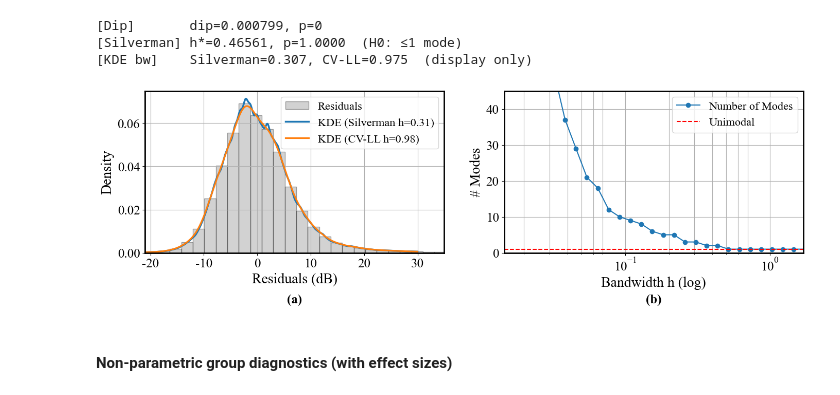
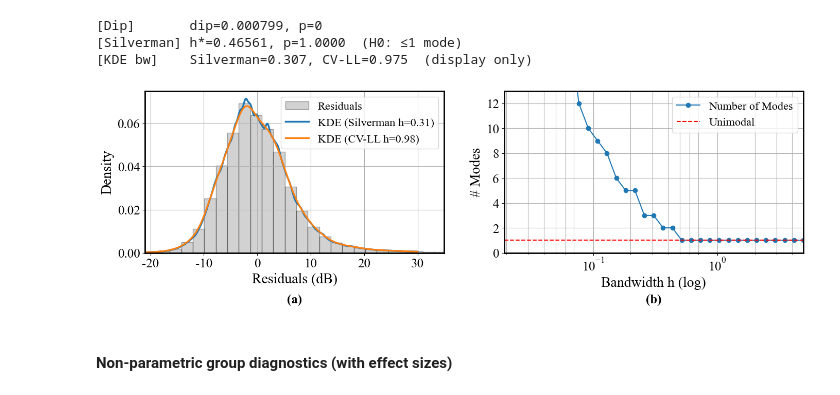
Before and after one commit to nahshonmokua/LoRaWAN-Indoor-PL-parametrics, a Jupyter notebook: 04_SHADOW FADING ANALYSIS.ipynb, the cells around one changed output. Drawn from its saved outputs; the diff is of its cells as text; code cells hidden in the pictures.

Commit message:
IMproved plots, also inclusion of device ID in the residuals for the sake of groups/terciles analysis

```diff
--- a/04_SHADOW FADING ANALYSIS.ipynb
+++ b/04_SHADOW FADING ANALYSIS.ipynb
@@ -1018,42 +1018,42 @@ axes[1].axhline(1, color='r', ls='--', lw=1.5, label='Unimodal')
 axes[1].set_xscale('log')
 #axes[1].set_title('Number of modes vs bandwidth')
 axes[1].set_xlabel('Bandwidth h (log)')
-axes[1].set_ylim(0, 45)
-axes[1].set_xlim(0, 1.7)
-#axes[1].set_yticks(range(0, 21, 2)) # y-ticks from 0 to 20 with step of 2
-
+axes[1].set_ylim(0, 13)
+#axes[1].set_xlim(0, 1.7)
+axes[1].set_yticks(range(0, 13, 2))
+#axes[1].yaxis.set_major_locator(MultipleLocator(1))
 axes[1].xaxis.set_minor_locator(LogLocator(base=10, subs=range(2,8)))
 axes[1].grid(True, which="both", axis="x")   # major + minor grid on x
-#axes[1].set_xlim(1e-2, 1.7)                  # log x can’t start at 0
+axes[1].set_xlim(min(hs), max(hs))
 
 
 axes[1].set_ylabel('# Modes')
 axes[1].grid(True, alpha=1)
 axes[1].legend()
 
 # Make subplot borders (spines) thick and black
 for ax in axes:
     for spine in ax.spines.values():
         spine.set_linewidth(2)
         spine.set_edgecolor("black")
 
 # layout + panel labels below subplots
 plt.tight_layout(rect=[0, 0.10, 1, 1])
 fig.subplots_adjust(bottom=0.18)   # then, make room at the bottom
 
 # center under each axis in figure coords
 for i, ax in enumerate(axes):
     bb = ax.get_position()
     xc = 0.5 * (bb.x0 + bb.x1)
     fig.text(xc, 0.0, f"({chr(97+i)})",
              ha='center', va='top', fontsize=18, fontweight='bold')
 # --------------------------------------------
 
 # save without cropping
 plt.savefig("Data+Files+Plots+etc/residual_kde__and__modes_vs_bw__side_by_side.png", dpi=2000, bbox_inches="tight", pad_inches=0.02)
 plt.show()
 # %% [output]
-[figure, old version]
+[figure, new version]
 # %% [markdown]
 ####  Non-parametric group diagnostics (with effect sizes)
 # %%
```
Also changed, not shown: parts of 4 cells of this notebook, 2 other files.
